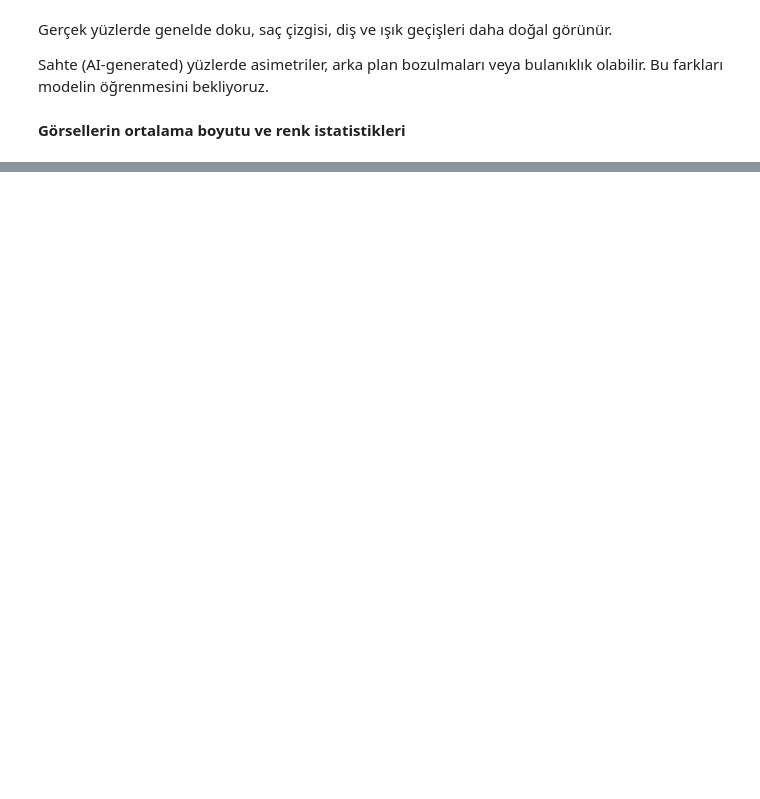
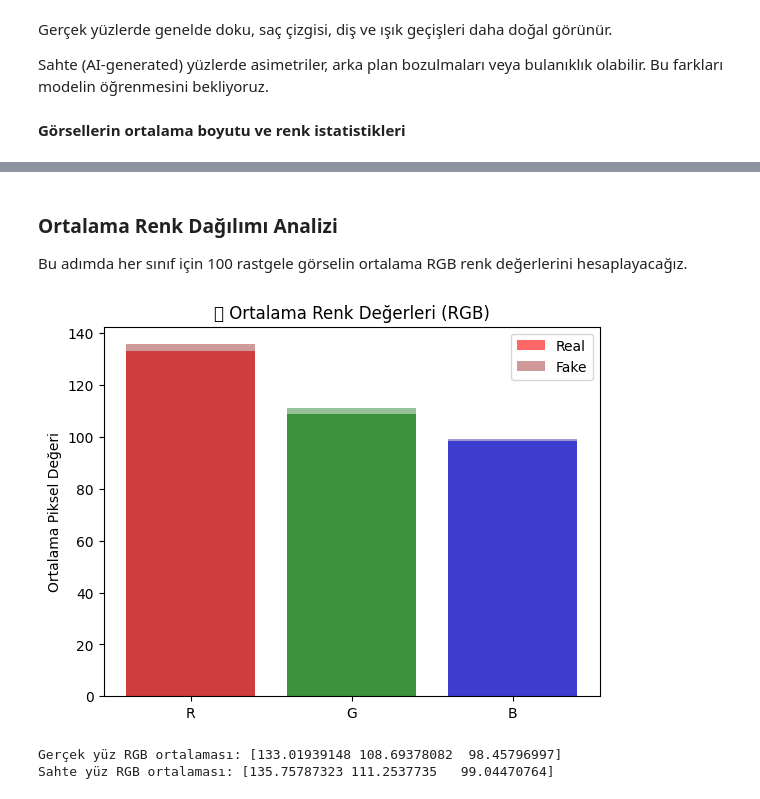
Before and after one commit to Seldarzu/ai-based-fake-image-detection, a Jupyter notebook: ai_ile_sahte_gorsel_tespiti.ipynb, the cells around one changed output, grey strips where cells are left out. Cells and saved outputs as stored; diff of their text form; code cells hidden in the pictures; blank space fills up the shorter version.

```diff
--- a/ai_ile_sahte_gorsel_tespiti.ipynb
+++ b/ai_ile_sahte_gorsel_tespiti.ipynb
@@ -217,0 +301,32 @@ Sahte yüzler - Ortalama (Genişlik, Yükseklik, Parlaklık, Std): (np.float64(2
+# %% [markdown]
+### **Ortalama Renk Dağılımı Analizi**
+
+Bu adımda her sınıf için 100 rastgele görselin ortalama RGB renk değerlerini hesaplayacağız.
+# %%
+def average_rgb(folder, n=100):
+    means = []
+    for f in random.sample(os.listdir(folder), n):
+        img = cv2.imread(os.path.join(folder, f))
+        if img is None:
+            continue
+        img = cv2.cvtColor(img, cv2.COLOR_BGR2RGB)
+        mean_color = img.mean(axis=(0,1))
+        means.append(mean_color)
+    return np.mean(means, axis=0)
+
+real_avg = average_rgb(os.path.join(train_dir, 'real'))
+fake_avg = average_rgb(os.path.join(train_dir, 'fake'))
+
+plt.bar(['R', 'G', 'B'], real_avg, color=['red','green','blue'], alpha=0.6, label='Real')
+plt.bar(['R', 'G', 'B'], fake_avg, color=['darkred','darkgreen','darkblue'], alpha=0.4, label='Fake')
+plt.title("📊 Ortalama Renk Değerleri (RGB)")
+plt.ylabel("Ortalama Piksel Değeri")
+plt.legend()
+plt.show()
+
+print("Gerçek yüz RGB ortalaması:", real_avg)
+print("Sahte yüz RGB ortalaması:", fake_avg)
+# %% [output]
+[figure, added]
+Gerçek yüz RGB ortalaması: [133.01939148 108.69378082  98.45796997]
+Sahte yüz RGB ortalaması: [135.75787323 111.2537735   99.04470764]
```
Also changed, not shown: parts of 64 cells of this notebook.
